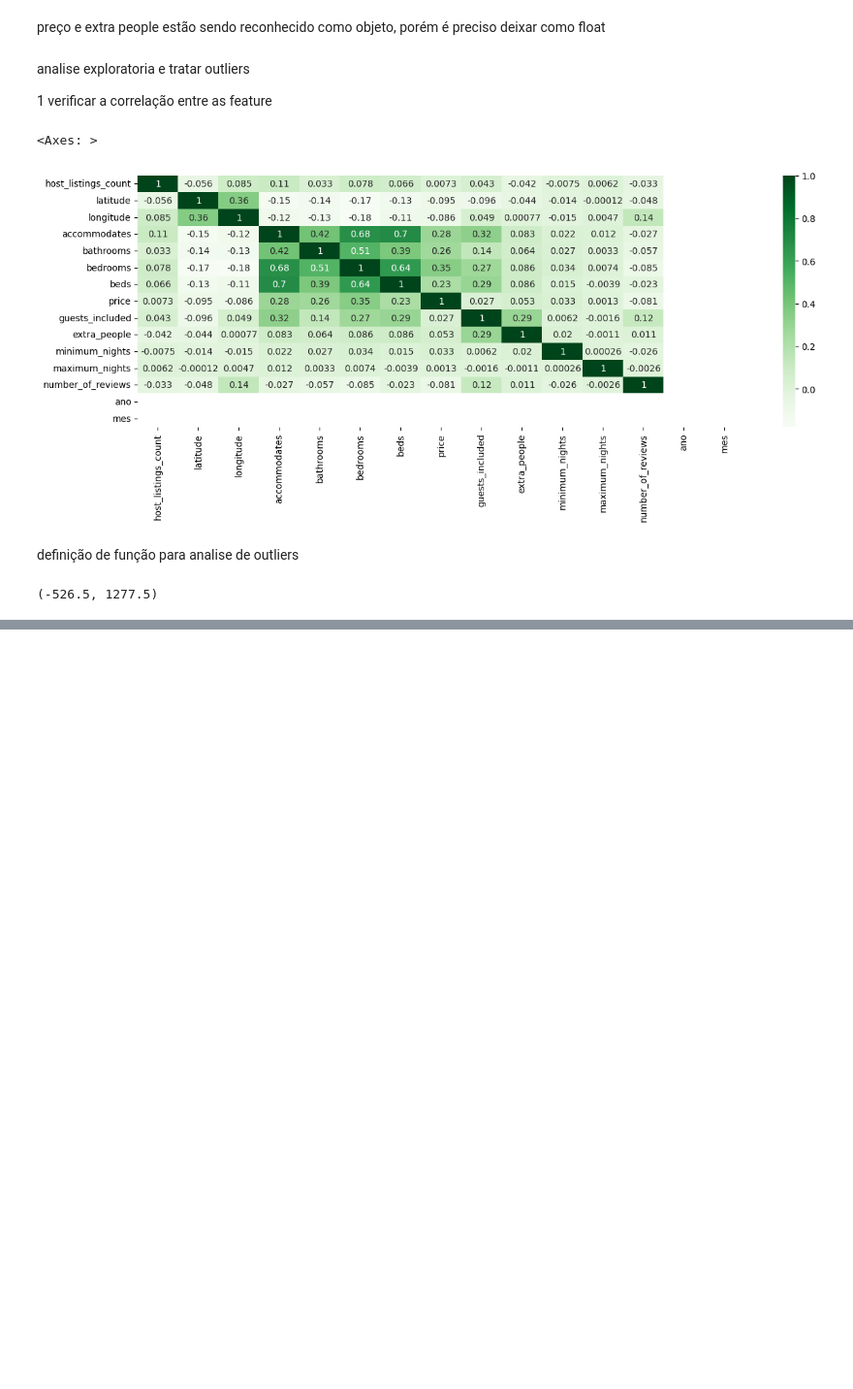
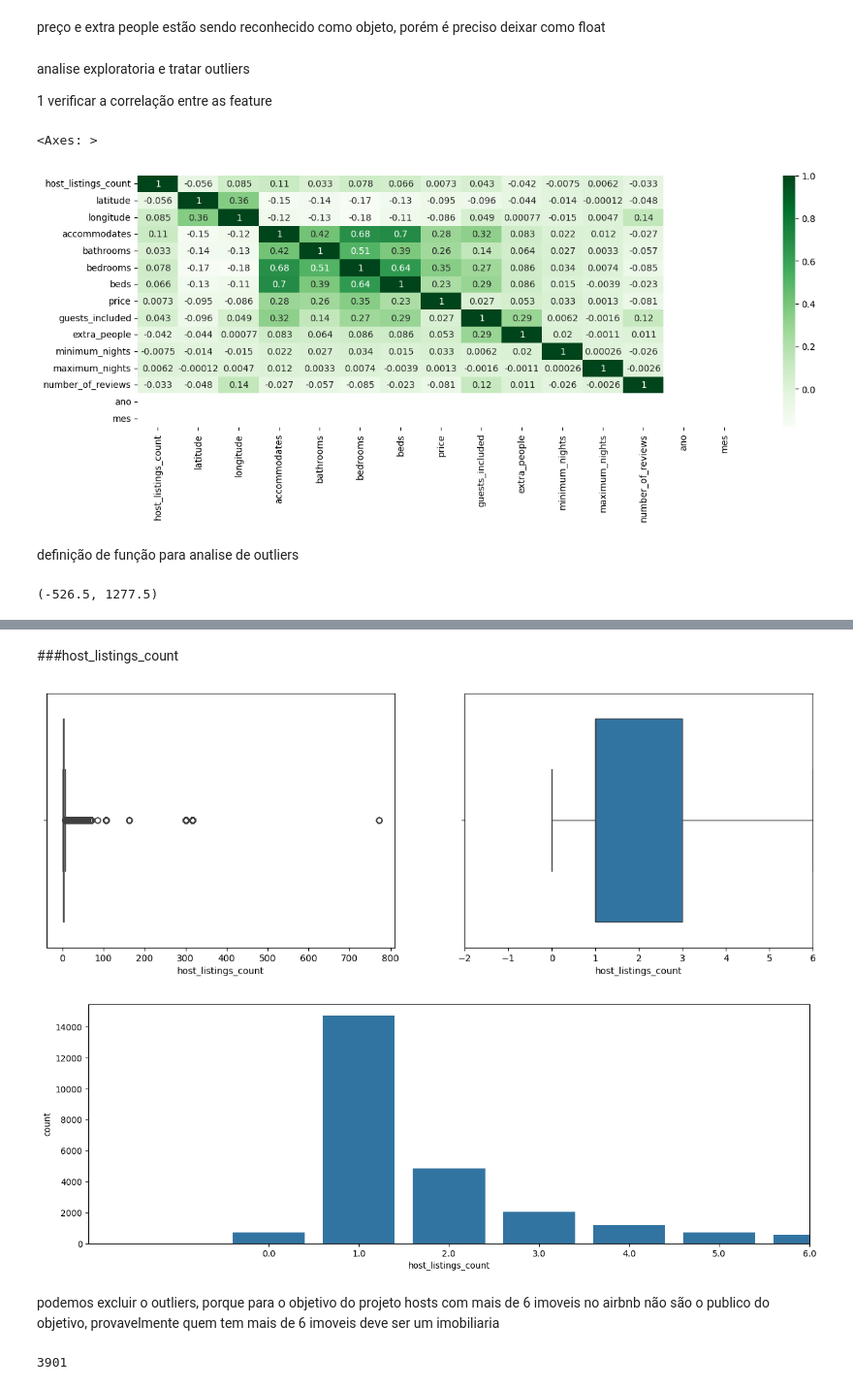
Before and after one commit to kiwsley/hashtag_python, a Jupyter notebook: analise de dados/solucao_airbnb.ipynb, the cells around one changed output, grey strips where cells are left out. Shown at 97% size. Drawn from its saved outputs; the diff is of its cells as text; code cells hidden in the pictures; blank space fills up the shorter version.

```diff
--- a/analise de dados/solucao_airbnb.ipynb
+++ b/analise de dados/solucao_airbnb.ipynb
@@ -218,0 +294,16 @@ https://gist.github.com/mwaskom/de44147ed2974457ad6372750bbe5751
+# %% [markdown]
+###host_listings_count
+# %%
+diagrama_caixa(base_airbnb['host_listings_count'])
+grafico_barra(base_airbnb['host_listings_count'])
+# %% [output]
+[figure, added]
+[figure, added]
+# %% [markdown]
+podemos excluir o outliers, porque para o objetivo do projeto hosts com mais de 6 imoveis no airbnb não são o publico do objetivo, provavelmente quem tem mais de 6 imoveis deve ser um imobiliaria
+# %%
+base_airbnb, linhas_removidas = excluir_outliers(base_airbnb, 'host_listings_count')
+
+print(linhas_removidas)
+# %% [output]
+3901
```
Also changed, not shown: parts of 55 cells of this notebook.
